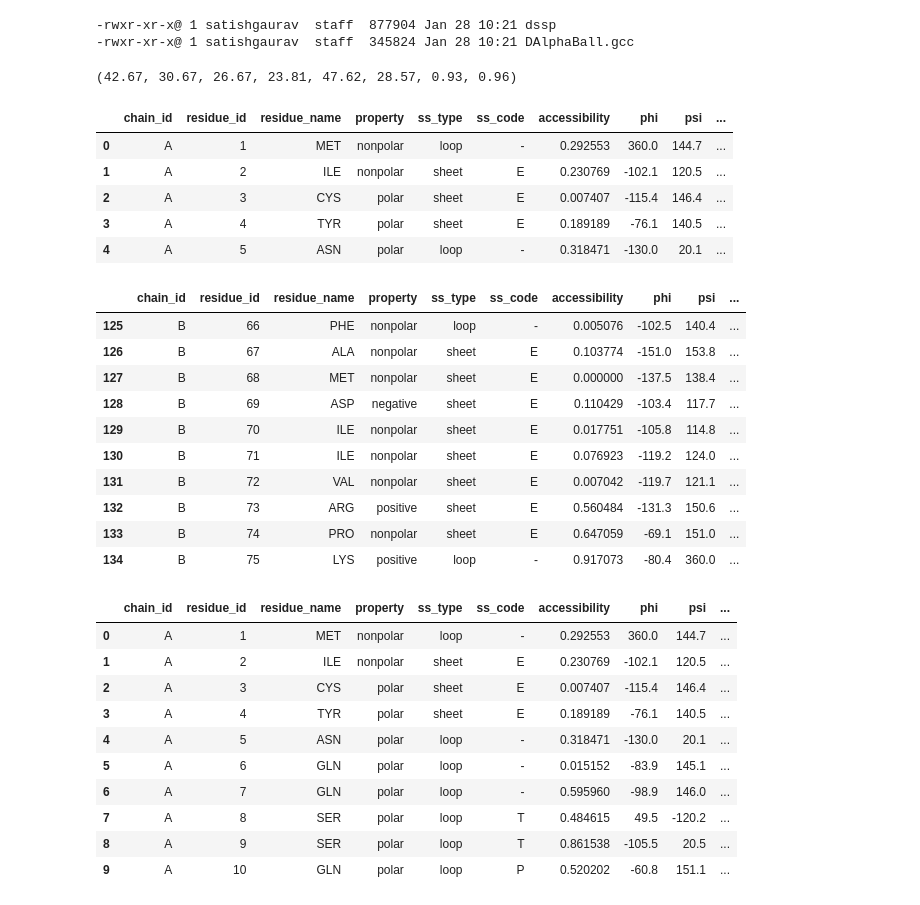
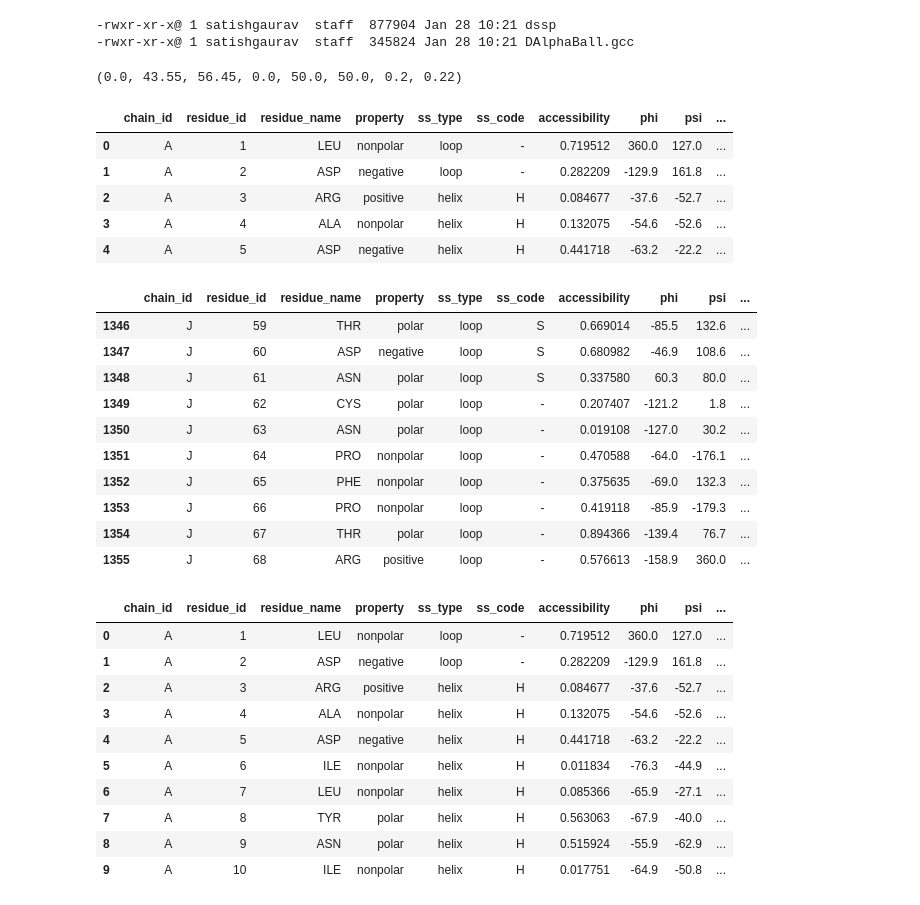
Before and after one commit to hemeai/ToxBind, a Jupyter notebook: functions/secondary_structure_analysis.ipynb, the cells around one changed output. Cells and saved outputs as stored; diff of their text form; code cells hidden in the pictures.

```diff
--- a/functions/secondary_structure_analysis.ipynb
+++ b/functions/secondary_structure_analysis.ipynb
@@ -251,10 +251,10 @@ advanced_settings = {
     "dssp_path": "/usr/local/bin/mkdssp",
     "omit_AAs": "C",
 }
-pdb_file = "./../out/bindcraft/2501230908/Accepted/7z14_l75_s376417_mpnn7_model2.pdb"
+pdb_file = "./../target/1yi5.pdb"
 calc_ss_percentage(pdb_file=pdb_file, advanced_settings=advanced_settings)
 # %% [output]
-(42.67, 30.67, 26.67, 23.81, 47.62, 28.57, 0.93, 0.96)
+(0.0, 43.55, 56.45, 0.0, 50.0, 50.0, 0.2, 0.22)
 # %%
 import pandas as pd
 
@@ -317,64 +317,64 @@ def create_structure_df(pdb_file, advanced_settings, chain_id=None, atom_distanc
                 ss_type = 'loop'
                 if ss in ['H', 'G', 'I']:
                     ss_type = 'helix'
                 elif ss == 'E':
                     ss_type = 'sheet'
 
                 avg_plddt = sum(atom.bfactor for atom in residue) / len(residue) / 100
 
                 data.append({
                     'chain_id': current_chain_id,
                     'residue_id': residue_id,
                     'residue_name': res_name,
                     'property': AA_PROPERTIES.get(res_name, 'unknown'),
                     'ss_type': ss_type,
                     'ss_code': ss,
                     'accessibility': acc,
                     'phi': phi,
                     'psi': psi,
                     'plddt': round(avg_plddt, 2),
                     'is_interface': residue_id in interacting_residues if chain_id else None
                 })
 
     return pd.DataFrame(data)
 
 
 # Example usage:
-pdb_file = "./../out/bindcraft/2501230908/Accepted/7z14_l75_s376417_mpnn7_model2.pdb"
+pdb_file = "./../target/1yi5.pdb"
 df = create_structure_df(pdb_file, advanced_settings)
 df.head()
 # %% [output]
 |  | chain_id | residue_id | residue_name | property | ss_type | ss_code | accessibility | phi | psi | ... |
-| 0 | A | 1 | MET | nonpolar | loop | - | 0.292553 | 360.0 | 144.7 | ... |
-| 1 | A | 2 | ILE | nonpolar | sheet | E | 0.230769 | -102.1 | 120.5 | ... |
-| 2 | A | 3 | CYS | polar | sheet | E | 0.007407 | -115.4 | 146.4 | ... |
-| 3 | A | 4 | TYR | polar | sheet | E | 0.189189 | -76.1 | 140.5 | ... |
-| 4 | A | 5 | ASN | polar | loop | - | 0.318471 | -130.0 | 20.1 | ... |
+| 0 | A | 1 | LEU | nonpolar | loop | - | 0.719512 | 360.0 | 127.0 | ... |
+| 1 | A | 2 | ASP | negative | loop | - | 0.282209 | -129.9 | 161.8 | ... |
+| 2 | A | 3 | ARG | positive | helix | H | 0.084677 | -37.6 | -52.7 | ... |
+| 3 | A | 4 | ALA | nonpolar | helix | H | 0.132075 | -54.6 | -52.6 | ... |
+| 4 | A | 5 | ASP | negative | helix | H | 0.441718 | -63.2 | -22.2 | ... |
 # %%
 df.tail(10)
 # %% [output]
 |  | chain_id | residue_id | residue_name | property | ss_type | ss_code | accessibility | phi | psi | ... |
-| 125 | B | 66 | PHE | nonpolar | loop | - | 0.005076 | -102.5 | 140.4 | ... |
-| 126 | B | 67 | ALA | nonpolar | sheet | E | 0.103774 | -151.0 | 153.8 | ... |
-| 127 | B | 68 | MET | nonpolar | sheet | E | 0.000000 | -137.5 | 138.4 | ... |
-| 128 | B | 69 | ASP | negative | sheet | E | 0.110429 | -103.4 | 117.7 | ... |
-| 129 | B | 70 | ILE | nonpolar | sheet | E | 0.017751 | -105.8 | 114.8 | ... |
-| 130 | B | 71 | ILE | nonpolar | sheet | E | 0.076923 | -119.2 | 124.0 | ... |
-| 131 | B | 72 | VAL | nonpolar | sheet | E | 0.007042 | -119.7 | 121.1 | ... |
-| 132 | B | 73 | ARG | positive | sheet | E | 0.560484 | -131.3 | 150.6 | ... |
-| 133 | B | 74 | PRO | nonpolar | sheet | E | 0.647059 | -69.1 | 151.0 | ... |
-| 134 | B | 75 | LYS | positive | loop | - | 0.917073 | -80.4 | 360.0 | ... |
+| 1346 | J | 59 | THR | polar | loop | S | 0.669014 | -85.5 | 132.6 | ... |
+| 1347 | J | 60 | ASP | negative | loop | S | 0.680982 | -46.9 | 108.6 | ... |
+| 1348 | J | 61 | ASN | polar | loop | S | 0.337580 | 60.3 | 80.0 | ... |
+| 1349 | J | 62 | CYS | polar | loop | - | 0.207407 | -121.2 | 1.8 | ... |
+| 1350 | J | 63 | ASN | polar | loop | - | 0.019108 | -127.0 | 30.2 | ... |
+| 1351 | J | 64 | PRO | nonpolar | loop | - | 0.470588 | -64.0 | -176.1 | ... |
+| 1352 | J | 65 | PHE | nonpolar | loop | - | 0.375635 | -69.0 | 132.3 | ... |
+| 1353 | J | 66 | PRO | nonpolar | loop | - | 0.419118 | -85.9 | -179.3 | ... |
+| 1354 | J | 67 | THR | polar | loop | - | 0.894366 | -139.4 | 76.7 | ... |
+| 1355 | J | 68 | ARG | positive | loop | - | 0.576613 | -158.9 | 360.0 | ... |
 # %%
 df.head(10)
 # %% [output]
 |  | chain_id | residue_id | residue_name | property | ss_type | ss_code | accessibility | phi | psi | ... |
-| 0 | A | 1 | MET | nonpolar | loop | - | 0.292553 | 360.0 | 144.7 | ... |
-| 1 | A | 2 | ILE | nonpolar | sheet | E | 0.230769 | -102.1 | 120.5 | ... |
-| 2 | A | 3 | CYS | polar | sheet | E | 0.007407 | -115.4 | 146.4 | ... |
-| 3 | A | 4 | TYR | polar | sheet | E | 0.189189 | -76.1 | 140.5 | ... |
-| 4 | A | 5 | ASN | polar | loop | - | 0.318471 | -130.0 | 20.1 | ... |
-| 5 | A | 6 | GLN | polar | loop | - | 0.015152 | -83.9 | 145.1 | ... |
-| 6 | A | 7 | GLN | polar | loop | - | 0.595960 | -98.9 | 146.0 | ... |
-| 7 | A | 8 | SER | polar | loop | T | 0.484615 | 49.5 | -120.2 | ... |
-| 8 | A | 9 | SER | polar | loop | T | 0.861538 | -105.5 | 20.5 | ... |
-| 9 | A | 10 | GLN | polar | loop | P | 0.520202 | -60.8 | 151.1 | ... |
+| 0 | A | 1 | LEU | nonpolar | loop | - | 0.719512 | 360.0 | 127.0 | ... |
+| 1 | A | 2 | ASP | negative | loop | - | 0.282209 | -129.9 | 161.8 | ... |
+| 2 | A | 3 | ARG | positive | helix | H | 0.084677 | -37.6 | -52.7 | ... |
+| 3 | A | 4 | ALA | nonpolar | helix | H | 0.132075 | -54.6 | -52.6 | ... |
+| 4 | A | 5 | ASP | negative | helix | H | 0.441718 | -63.2 | -22.2 | ... |
+| 5 | A | 6 | ILE | nonpolar | helix | H | 0.011834 | -76.3 | -44.9 | ... |
+| 6 | A | 7 | LEU | nonpolar | helix | H | 0.085366 | -65.9 | -27.1 | ... |
+| 7 | A | 8 | TYR | polar | helix | H | 0.563063 | -67.9 | -40.0 | ... |
+| 8 | A | 9 | ASN | polar | helix | H | 0.515924 | -55.9 | -62.9 | ... |
+| 9 | A | 10 | ILE | nonpolar | helix | H | 0.017751 | -64.9 | -50.8 | ... |
```
Also changed, not shown: parts of 7 cells of this notebook, 9 other files.
